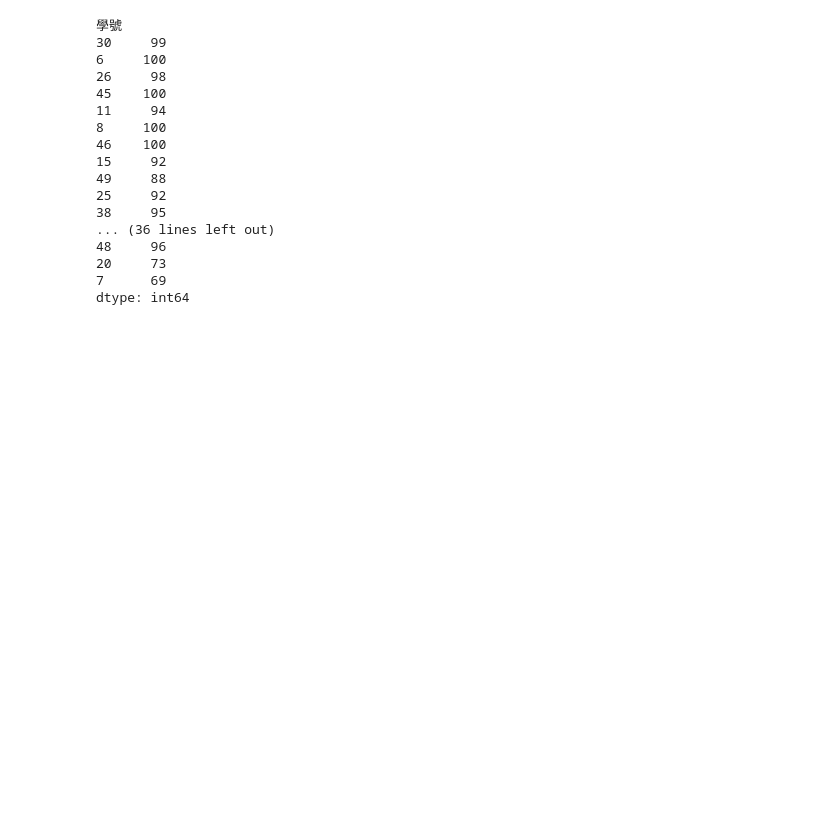
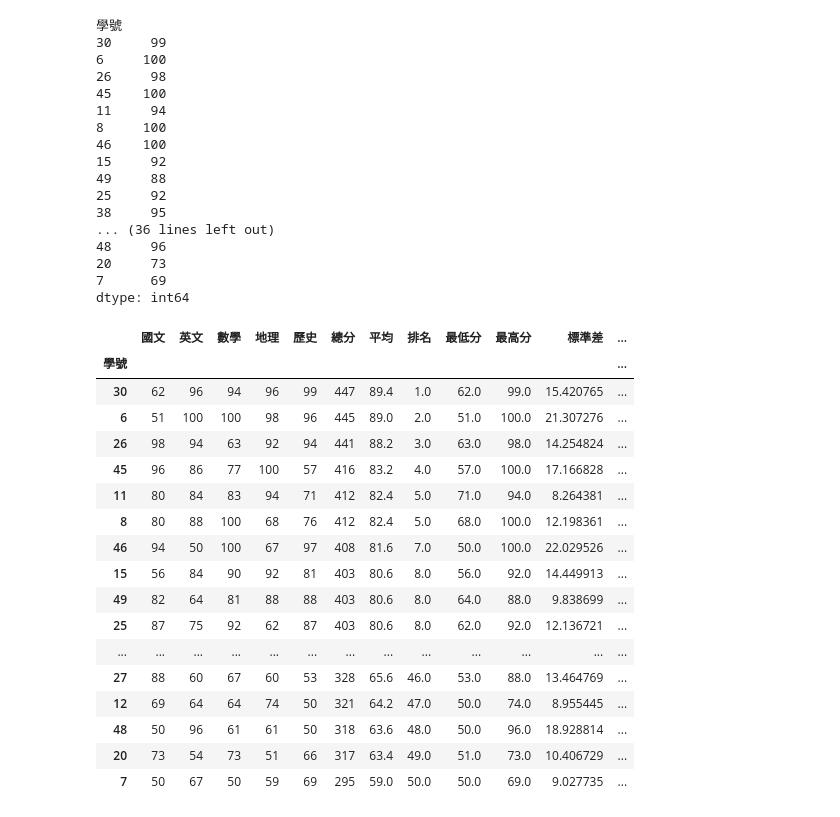
Before and after one commit to EveYang0630/python_analysis, a Jupyter notebook: lession8/lession8_5.ipynb, the cells around one changed output. Cells and saved outputs as stored; diff of their text form; code cells hidden in the pictures; blank space fills up the shorter version.

```diff
--- a/lession8/lession8_5.ipynb
+++ b/lession8/lession8_5.ipynb
@@ -111,3 +111,31 @@ df1[['國文', '英文', '數學', '地理', '歷史']].apply(max_score, axis=1)
 20     73
 7      69
 dtype: int64
+# %%
+
+def max_score(row: pd.Series) -> pd.Series:
+    less_60_count = len(row[row<60])
+    return pd.Series([row.min(), row.max(), row.std(), less_60_count], index=['最低分', '最高分', '標準差', '不及格的數量'])
+
+
+df2 = df1[['國文', '英文', '數學', '地理', '歷史']].apply(max_score, axis=1)
+pd.concat([df1, df2], axis=1) # axis=1是水平合併
+# %% [output]
+|  | 國文 | 英文 | 數學 | 地理 | 歷史 | 總分 | 平均 | 排名 | 最低分 | 最高分 | 標準差 | ... |
+| 學號 |  |  |  |  |  |  |  |  |  |  |  | ... |
+| 30 | 62 | 96 | 94 | 96 | 99 | 447 | 89.4 | 1.0 | 62.0 | 99.0 | 15.420765 | ... |
+| 6 | 51 | 100 | 100 | 98 | 96 | 445 | 89.0 | 2.0 | 51.0 | 100.0 | 21.307276 | ... |
+| 26 | 98 | 94 | 63 | 92 | 94 | 441 | 88.2 | 3.0 | 63.0 | 98.0 | 14.254824 | ... |
+| 45 | 96 | 86 | 77 | 100 | 57 | 416 | 83.2 | 4.0 | 57.0 | 100.0 | 17.166828 | ... |
+| 11 | 80 | 84 | 83 | 94 | 71 | 412 | 82.4 | 5.0 | 71.0 | 94.0 | 8.264381 | ... |
+| 8 | 80 | 88 | 100 | 68 | 76 | 412 | 82.4 | 5.0 | 68.0 | 100.0 | 12.198361 | ... |
+| 46 | 94 | 50 | 100 | 67 | 97 | 408 | 81.6 | 7.0 | 50.0 | 100.0 | 22.029526 | ... |
+| 15 | 56 | 84 | 90 | 92 | 81 | 403 | 80.6 | 8.0 | 56.0 | 92.0 | 14.449913 | ... |
+| 49 | 82 | 64 | 81 | 88 | 88 | 403 | 80.6 | 8.0 | 64.0 | 88.0 | 9.838699 | ... |
+| 25 | 87 | 75 | 92 | 62 | 87 | 403 | 80.6 | 8.0 | 62.0 | 92.0 | 12.136721 | ... |
+| ... | ... | ... | ... | ... | ... | ... | ... | ... | ... | ... | ... | ... |
+| 27 | 88 | 60 | 67 | 60 | 53 | 328 | 65.6 | 46.0 | 53.0 | 88.0 | 13.464769 | ... |
+| 12 | 69 | 64 | 64 | 74 | 50 | 321 | 64.2 | 47.0 | 50.0 | 74.0 | 8.955445 | ... |
+| 48 | 50 | 96 | 61 | 61 | 50 | 318 | 63.6 | 48.0 | 50.0 | 96.0 | 18.928814 | ... |
+| 20 | 73 | 54 | 73 | 51 | 66 | 317 | 63.4 | 49.0 | 51.0 | 73.0 | 10.406729 | ... |
+| 7 | 50 | 67 | 50 | 59 | 69 | 295 | 59.0 | 50.0 | 50.0 | 69.0 | 9.027735 | ... |
```
